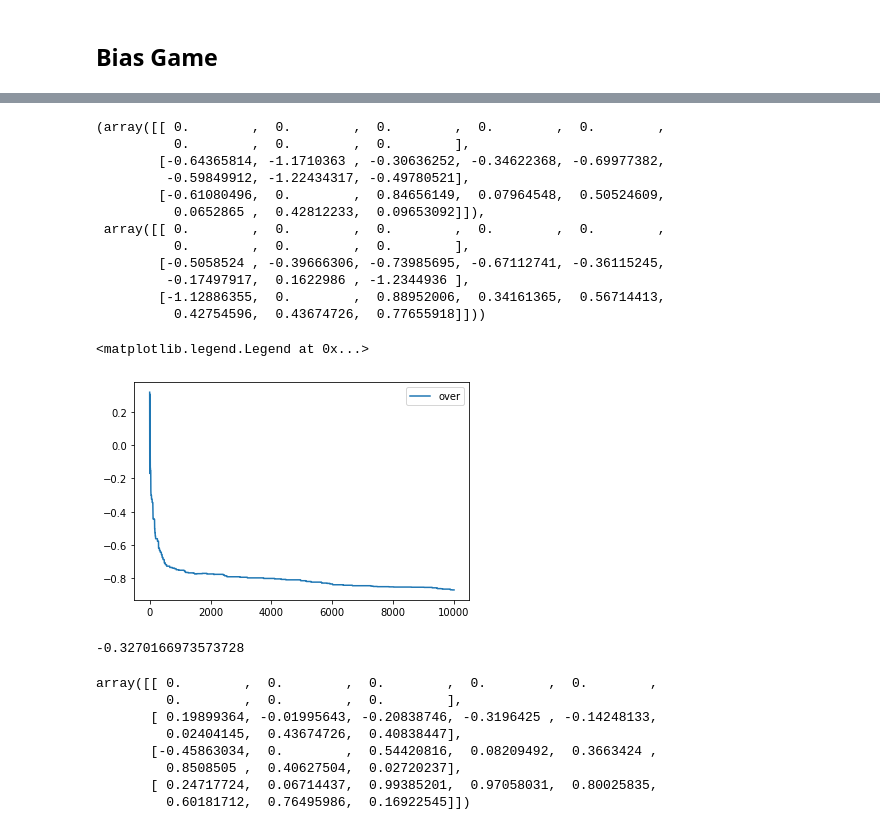
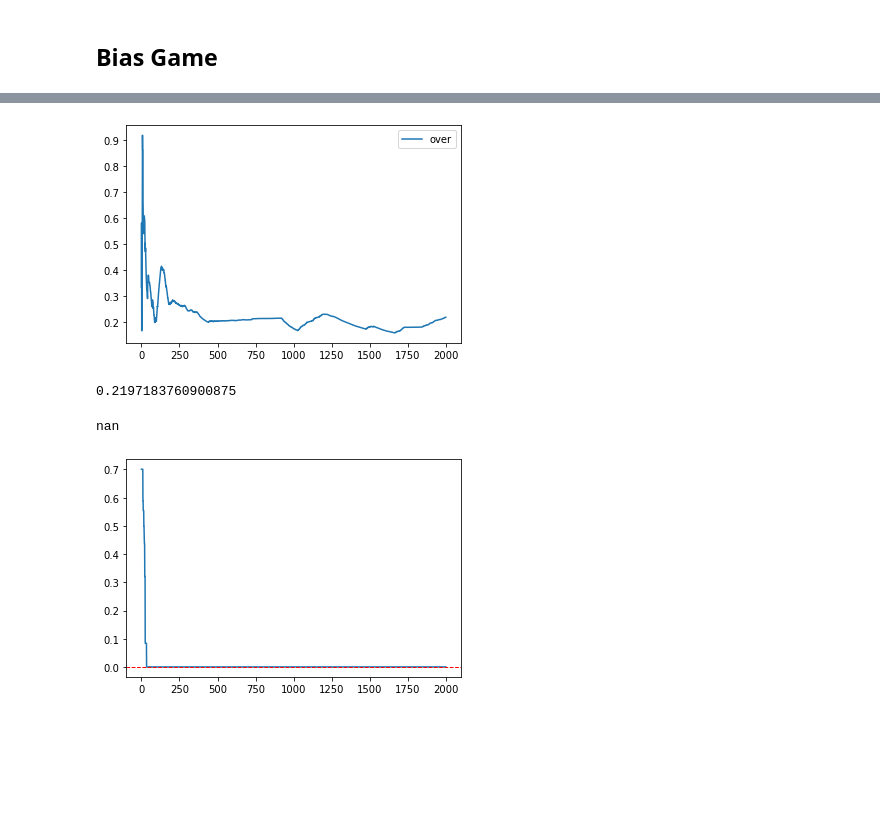
Before and after one commit to raunakkbanerjee/Estimation_bias_QLearning, a Jupyter notebook: Weighted_Qlearning.ipynb, the cells around one changed output, grey strips where cells are left out. Cells and saved outputs as stored; diff of their text form; code cells hidden in the pictures; blank space fills up the shorter version.

```diff
--- a/Weighted_Qlearning.ipynb
+++ b/Weighted_Qlearning.ipynb
@@ -187,19 +187,20 @@ np.mean(np.array(maximal_value_b[2000:]) - 0.36), np.mean(np.array(maximal_value
 # %% [markdown]
 ## Bias Game
 # %%
-mu = -0.5
+mu = 0.5
+gamma = 1
 P = {
     0:{0: (0, 0, True)}, #state:{action: (reward, next state, terminal)}
-    1:{0: (mu, 0, False),
-       1: (mu, 0, False),
-       2: (mu, 0, False),
-       3: (mu, 0, False),
-       4: (mu, 0, False),
-       5: (mu, 0, False),
-       6: (mu, 0, False),
-       7: (mu, 0, False)},
+    1:{0: (mu, 0, True),
+       1: (mu, 0, True),
+       2: (mu, 0, True),
+       3: (mu, 0, True),
+       4: (mu, 0, True),
+       5: (mu, 0, True),
+       6: (mu, 0, True),
+       7: (mu, 0, True)},
     2:{0: (0, 1, False),
-       1: (0, 0, False)}
+       1: (0, 0, True)}
 }
 # %%
 def rewardnstate(a, s):
@@ -228,21 +229,20 @@ state_visits = np.ones(nS)
 reward_list = []
 maximal_value_a = []
 maximal_value_b = []
+maximal_value = []
 pref_list = []
 cumsum = 0
 count = 0
 Qa = np.random.rand(nS, nA) #Random between -0.5 and 0.5
 Qb = np.random.rand(nS, nA)
-print("Qa", Qa)
-print("Qb", Qb)
 Qa[0], Qb[0] = 0, 0
 nAfes = [1, 8, 2] #num_Actions_for_each_state
 start_state = 2
-for i in range(10000):
+for i in range(2000):
     state = start_state
     terminal = True if state==0 else False
     while(not terminal):
-        action = act_functn((Qa + Qb)/2, state, state_visits)
+        action = act_functn(Qa + Qb, state, state_visits)
         reward, next_state, terminal = rewardnstate(action, state)
         cumsum += reward
         count += 1
@@ -253,7 +253,7 @@ for i in range(10000):
             action_star = np.argmax(Qa[next_state, :nAfes[next_state]])
             action_l = np.argmin(Qa[next_state, :nAfes[next_state]])
             diff = np.abs(Qb[next_state, action_star]-Qb[next_state, action_l])
-            beta_a = diff/(1000+diff)
+            beta_a = diff/(100+diff)
             delta = reward + gamma*(beta_a*Qa[next_state, action_star]
                                     + (1-beta_a)*Qb[next_state, action_star]) - Qa[state, action]
             Qa[state, action] += alpha_a*(delta)
@@ -263,7 +263,7 @@ for i in range(10000):
             action_star = np.argmax(Qb[next_state])#Qb
             action_l = np.argmin(Qb[next_state])
             diff = np.abs(Qa[next_state, action_star]-Qa[next_state, action_l])
-            beta_b = diff/(1000+diff)
+            beta_b = diff/(100+diff)
             delta = reward + gamma*(beta_b*Qb[next_state, action_star]
                                     +(1-beta_b)*Qa[next_state, action_star])-Qb[state, action]
             Qb[state, action] += alpha_b*(delta)
@@ -296,36 +283,23 @@ Qb [[0.12715997 0.59674531 0.226012   0.10694568 0.22030621 0.34982629
-# %%
-Qa, Qb
-# %% [output]
-(array([[ 0.        ,  0.        ,  0.        ,  0.        ,  0.        ,
-          0.        ,  0.        ,  0.        ],
-        [-0.64365814, -1.1710363 , -0.30636252, -0.34622368, -0.69977382,
-         -0.59849912, -1.22434317, -0.49780521],
-        [-0.61080496,  0.        ,  0.84656149,  0.07964548,  0.50524609,
-          0.0652865 ,  0.42812233,  0.09653092]]),
- array([[ 0.        ,  0.        ,  0.        ,  0.        ,  0.        ,
-          0.        ,  0.        ,  0.        ],
-        [-0.5058524 , -0.39666306, -0.73985695, -0.67112741, -0.36115245,
-         -0.17497917,  0.1622986 , -1.2344936 ],
-        [-1.12886355,  0.        ,  0.88952006,  0.34161365,  0.56714413,
-          0.42754596,  0.43674726,  0.77655918]]))
 # %%
 plt.plot(pref_list, label = "over")
 plt.legend()
+plt.show()
+print(pref_list[-1])
 # %% [output]
+[figure, new version]
-<matplotlib.legend.Legend at 0x...>
+0.2197183760900875
-[figure, old version]
 # %%
-np.mean(pref_list[2000:]) + 0.5
+np.mean(pref_list[2000:])-mu
 # %% [output]
--0.3270166973573728
+nan
 # %%
-Qb
+props = {
+    "width": 1,
+    "headwidth": 10
+}
+plt.plot(maximal_value_a)
+plt.axhline(y = max(mu, 0), color = "r", linestyle = "--", linewidth = 1)
+#plt.annotate('y = %s' % round(maximal_value[-1], 4), xy=(50000, maximal_value[-1]), xytext=(100000, 5), arrowprops = props)
+plt.show()
 # %% [output]
-array([[ 0.        ,  0.        ,  0.        ,  0.        ,  0.        ,
-         0.        ,  0.        ,  0.        ],
-       [ 0.19899364, -0.01995643, -0.20838746, -0.3196425 , -0.14248133,
-         0.02404145,  0.43674726,  0.40838447],
-       [-0.45863034,  0.        ,  0.54420816,  0.08209492,  0.3663424 ,
-         0.8508505 ,  0.40627504,  0.02720237],
-       [ 0.24717724,  0.06714437,  0.99385201,  0.97058031,  0.80025835,
-         0.60181712,  0.76495986,  0.16922545]])
+[figure, added]
```
Also changed, not shown: parts of 2 cells of this notebook, 2 other files.
